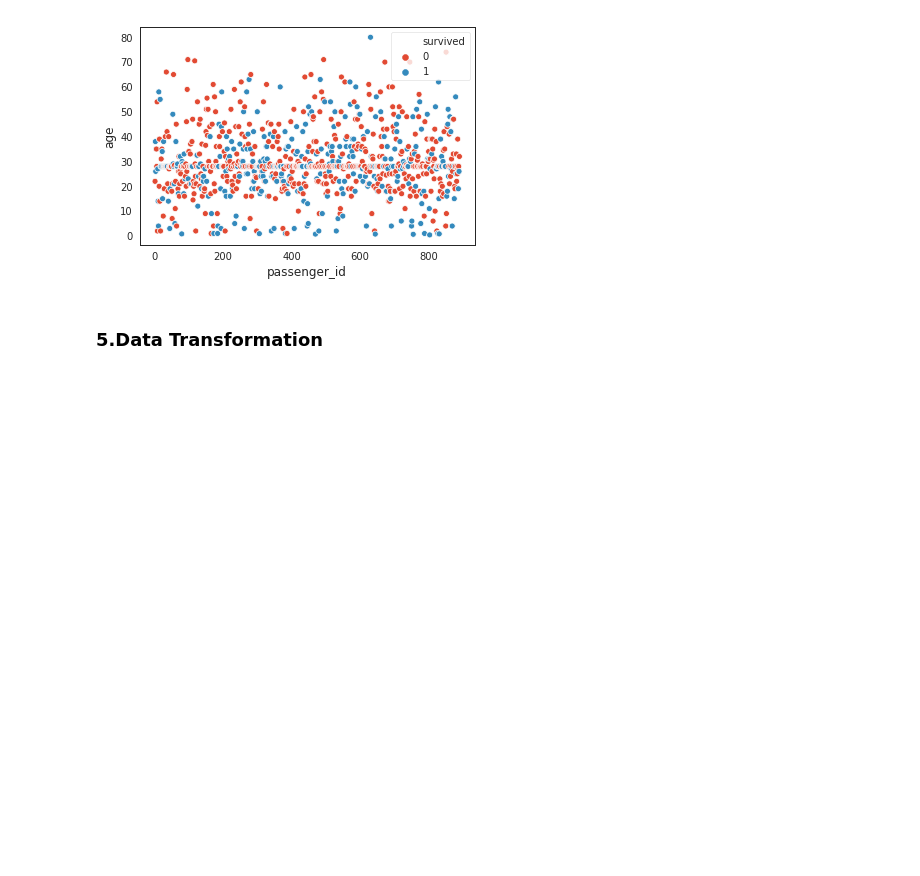
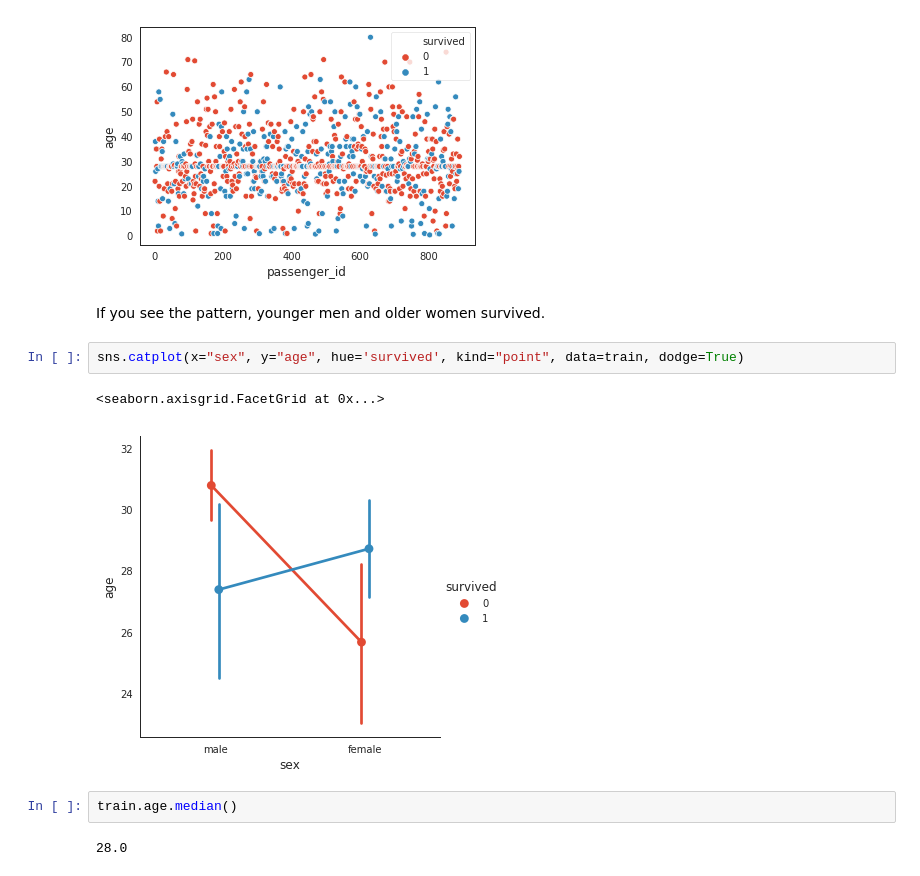
Before and after one commit to ajaysjournal/CAKE, a Jupyter notebook: 1_Titanic_Complete_EDA.ipynb, the cells around one changed output. Drawn from its saved outputs; the diff is of its cells as text; blank space fills up the shorter version.

```diff
--- a/1_Titanic_Complete_EDA.ipynb
+++ b/1_Titanic_Complete_EDA.ipynb
@@ -171,5 +179,14 @@ sns.scatterplot(x='passenger_id', y='age', data=train, hue='survived')
 # %% [output]
 <matplotlib.axes._subplots.AxesSubplot at 0x...>
 [figure]
-# %% [markdown]
-### 5.Data Transformation
+# %% [markdown]
+If you see the pattern, younger men and older women survived.
+# %%
+sns.catplot(x="sex", y="age", hue='survived', kind="point", data=train, dodge=True)
+# %% [output]
+<seaborn.axisgrid.FacetGrid at 0x...>
+[figure, added]
+# %%
+train.age.median()
+# %% [output]
+28.0
```
Also changed, not shown: parts of 8 cells of this notebook.
